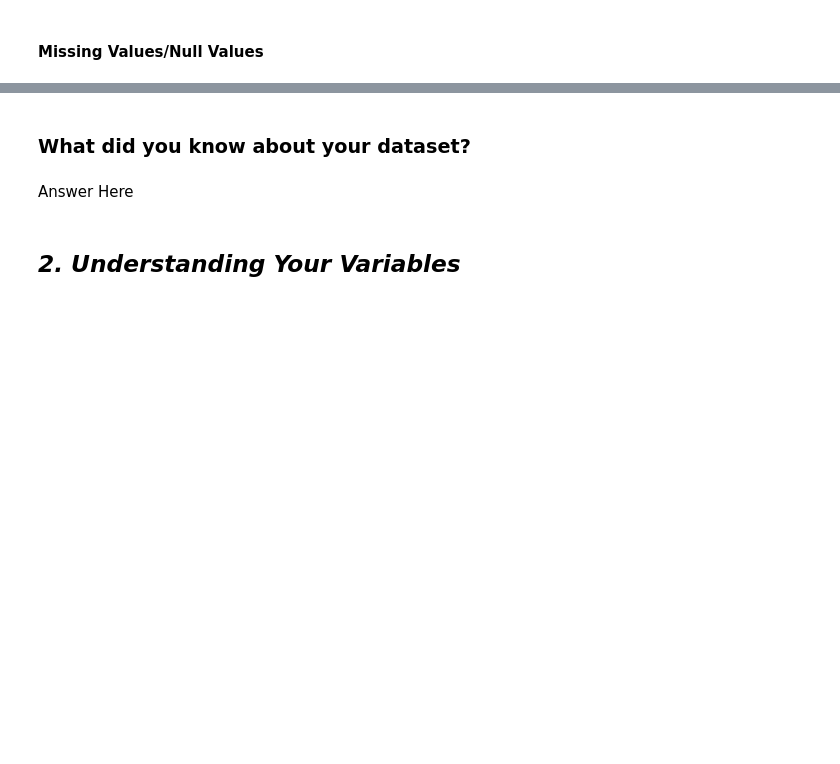
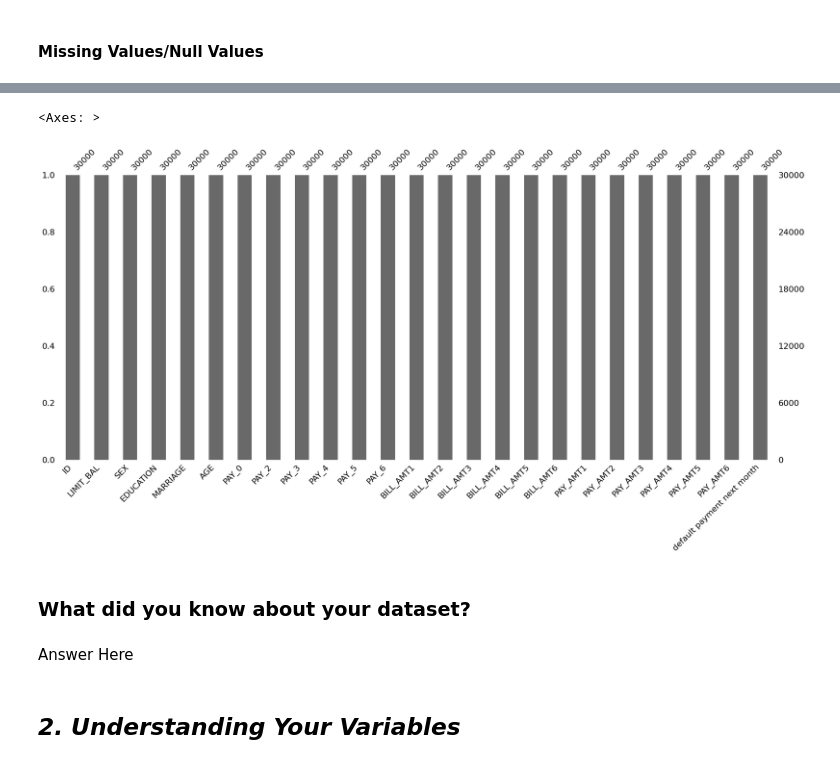
Before and after one commit to sourav03dutta/Credit-Card-Default-Prediction, a Jupyter notebook: Credit_Card_Default_Prediction.ipynb, the cells around one changed output, grey strips where cells are left out. Saved outputs shown, nothing was run; the diff lists cells and outputs as text; code cells hidden in the pictures; blank space fills up the shorter version.

```diff
--- a/Credit_Card_Default_Prediction.ipynb
+++ b/Credit_Card_Default_Prediction.ipynb
@@ -171,5 +193,10 @@ memory usage: 5.7+ MB
 # %%
 # Visualizing the missing values
+
+msno.bar(Credit_Data)
+# %% [output]
+<Axes: >
+[figure, added]
 # %% [markdown]
 ### What did you know about your dataset?
 # %% [markdown]
```
Also changed, not shown: parts of 11 cells of this notebook.
